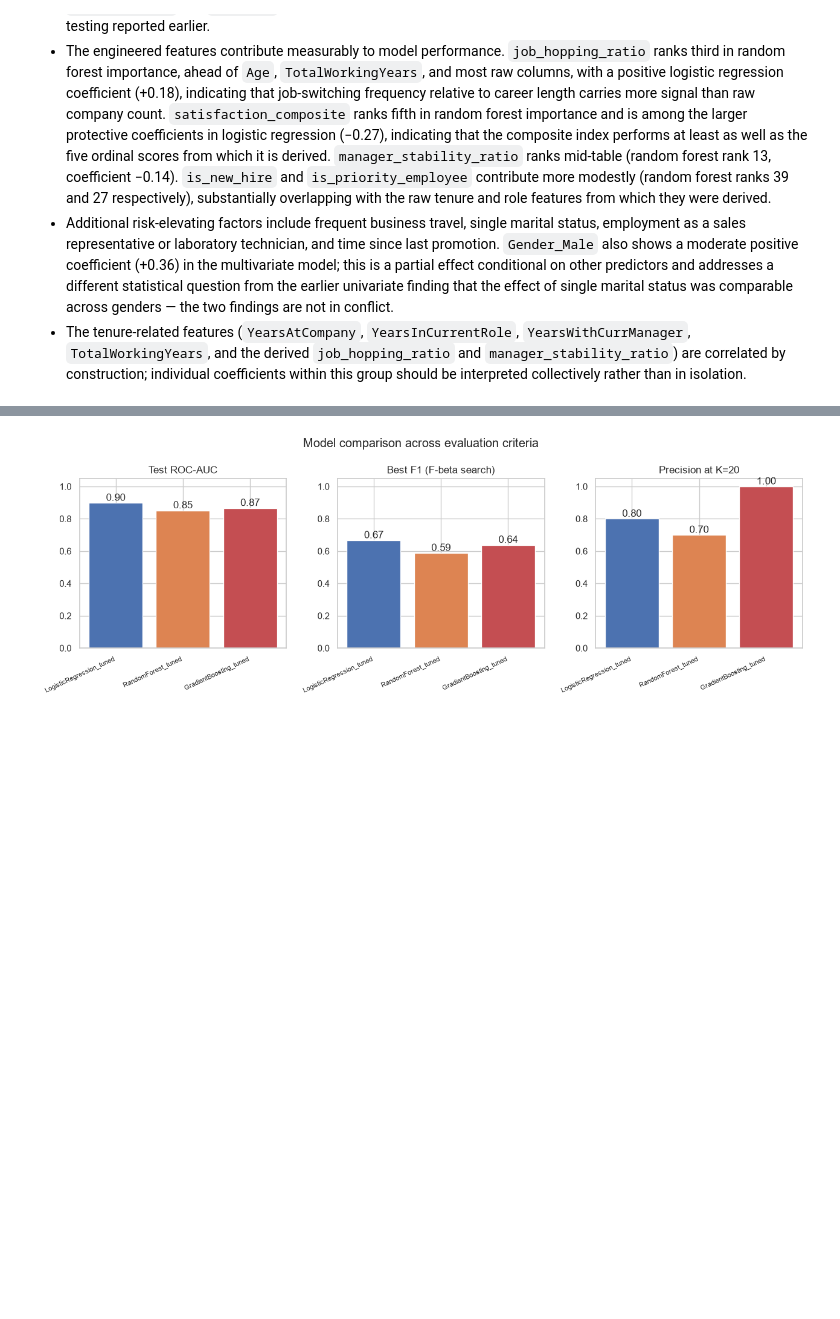
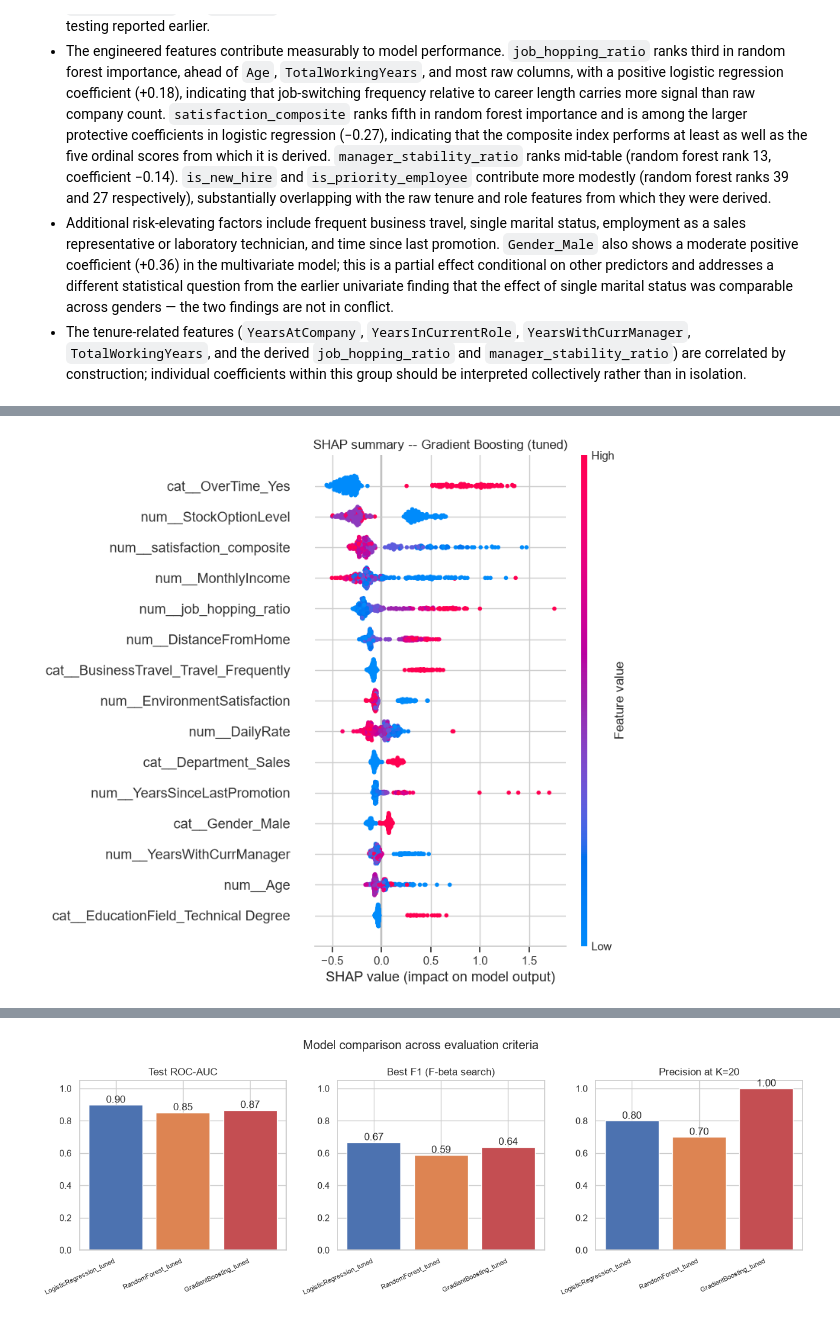
Before and after one commit to svtvrt/ML-Mood-Predictor-from-Fitness-Behavior, a Jupyter notebook: Machine_Learning_Project.ipynb, the cells around one changed output, grey strips where cells are left out. Saved outputs shown, nothing was run; the diff lists cells and outputs as text; code cells hidden in the pictures; blank space fills up the shorter version.

```diff
--- a/Machine_Learning_Project.ipynb
+++ b/Machine_Learning_Project.ipynb
@@ -1309,0 +1525,7 @@ plt.show()
+# %%
+shap.summary_plot(shap_values_gb, X_test_df, max_display=15, show=False)
+plt.title("SHAP summary -- Gradient Boosting (tuned)")
+plt.tight_layout()
+plt.show()
+# %% [output]
+[figure, added]
```
Also changed, not shown: parts of 23 cells of this notebook, 2 other files.
